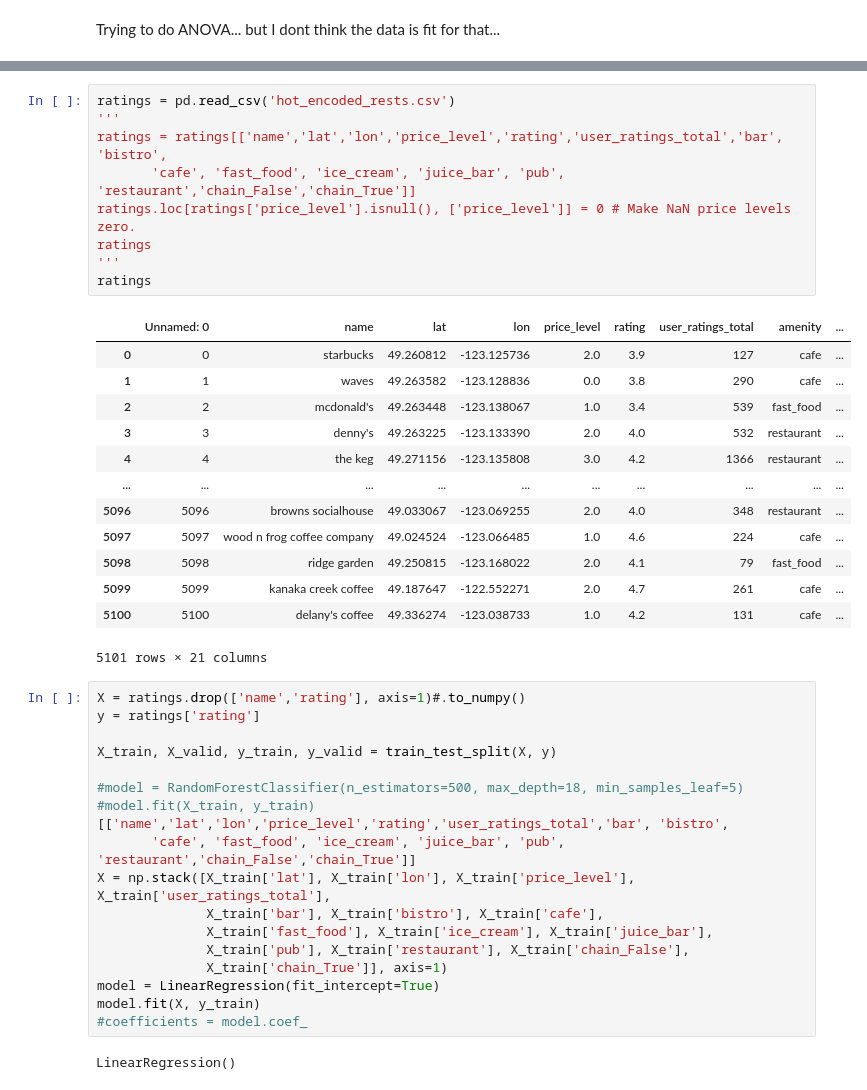
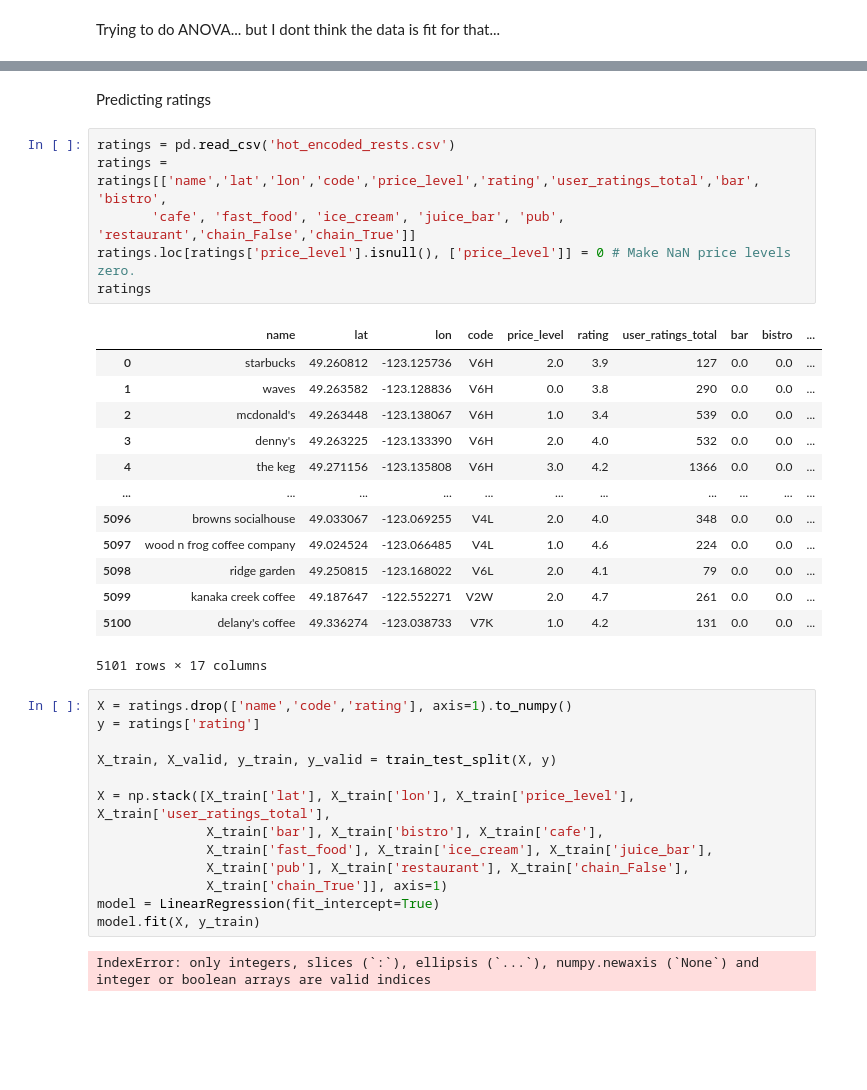
Before and after one commit to jeanetteandrews/RestaurantDensity, a Jupyter notebook: chi2_contingency.ipynb, the cells around one changed output, grey strips where cells are left out. Saved outputs shown, nothing was run; the diff lists cells and outputs as text; blank space fills up the shorter version.

```diff
--- a/chi2_contingency.ipynb
+++ b/chi2_contingency.ipynb
@@ -78,36 +77,31 @@ model.fit(X_train, y_train)
+# %% [markdown]
+Predicting ratings
 # %%
 ratings = pd.read_csv('hot_encoded_rests.csv')
-'''
-ratings = ratings[['name','lat','lon','price_level','rating','user_ratings_total','bar', 'bistro',
+ratings = ratings[['name','lat','lon','code','price_level','rating','user_ratings_total','bar', 'bistro',
        'cafe', 'fast_food', 'ice_cream', 'juice_bar', 'pub', 'restaurant','chain_False','chain_True']]
 ratings.loc[ratings['price_level'].isnull(), ['price_level']] = 0 # Make NaN price levels zero.
 ratings
-'''
-ratings
 # %% [output]
-|  | Unnamed: 0 | name | lat | lon | price_level | rating | user_ratings_total | amenity | ... |
-| 0 | 0 | starbucks | 49.260812 | -123.125736 | 2.0 | 3.9 | 127 | cafe | ... |
-| 1 | 1 | waves | 49.263582 | -123.128836 | 0.0 | 3.8 | 290 | cafe | ... |
-| 2 | 2 | mcdonald's | 49.263448 | -123.138067 | 1.0 | 3.4 | 539 | fast_food | ... |
-| 3 | 3 | denny's | 49.263225 | -123.133390 | 2.0 | 4.0 | 532 | restaurant | ... |
-| 4 | 4 | the keg | 49.271156 | -123.135808 | 3.0 | 4.2 | 1366 | restaurant | ... |
-| ... | ... | ... | ... | ... | ... | ... | ... | ... | ... |
-| 5096 | 5096 | browns socialhouse | 49.033067 | -123.069255 | 2.0 | 4.0 | 348 | restaurant | ... |
-| 5097 | 5097 | wood n frog coffee company | 49.024524 | -123.066485 | 1.0 | 4.6 | 224 | cafe | ... |
-| 5098 | 5098 | ridge garden | 49.250815 | -123.168022 | 2.0 | 4.1 | 79 | fast_food | ... |
-| 5099 | 5099 | kanaka creek coffee | 49.187647 | -122.552271 | 2.0 | 4.7 | 261 | cafe | ... |
-| 5100 | 5100 | delany's coffee | 49.336274 | -123.038733 | 1.0 | 4.2 | 131 | cafe | ... |
+|  | name | lat | lon | code | price_level | rating | user_ratings_total | bar | bistro | ... |
+| 0 | starbucks | 49.260812 | -123.125736 | V6H | 2.0 | 3.9 | 127 | 0.0 | 0.0 | ... |
+| 1 | waves | 49.263582 | -123.128836 | V6H | 0.0 | 3.8 | 290 | 0.0 | 0.0 | ... |
+| 2 | mcdonald's | 49.263448 | -123.138067 | V6H | 1.0 | 3.4 | 539 | 0.0 | 0.0 | ... |
+| 3 | denny's | 49.263225 | -123.133390 | V6H | 2.0 | 4.0 | 532 | 0.0 | 0.0 | ... |
+| 4 | the keg | 49.271156 | -123.135808 | V6H | 3.0 | 4.2 | 1366 | 0.0 | 0.0 | ... |
+| ... | ... | ... | ... | ... | ... | ... | ... | ... | ... | ... |
+| 5096 | browns socialhouse | 49.033067 | -123.069255 | V4L | 2.0 | 4.0 | 348 | 0.0 | 0.0 | ... |
+| 5097 | wood n frog coffee company | 49.024524 | -123.066485 | V4L | 1.0 | 4.6 | 224 | 0.0 | 0.0 | ... |
+| 5098 | ridge garden | 49.250815 | -123.168022 | V6L | 2.0 | 4.1 | 79 | 0.0 | 0.0 | ... |
+| 5099 | kanaka creek coffee | 49.187647 | -122.552271 | V2W | 2.0 | 4.7 | 261 | 0.0 | 0.0 | ... |
+| 5100 | delany's coffee | 49.336274 | -123.038733 | V7K | 1.0 | 4.2 | 131 | 0.0 | 0.0 | ... |
-5101 rows × 21 columns
+5101 rows × 17 columns
 # %%
-X = ratings.drop(['name','rating'], axis=1)#.to_numpy()
+X = ratings.drop(['name','code','rating'], axis=1).to_numpy()
 y = ratings['rating']
 
 X_train, X_valid, y_train, y_valid = train_test_split(X, y)
 
-#model = RandomForestClassifier(n_estimators=500, max_depth=18, min_samples_leaf=5)
-#model.fit(X_train, y_train)
-[['name','lat','lon','price_level','rating','user_ratings_total','bar', 'bistro',
-       'cafe', 'fast_food', 'ice_cream', 'juice_bar', 'pub', 'restaurant','chain_False','chain_True']]
 X = np.stack([X_train['lat'], X_train['lon'], X_train['price_level'], X_train['user_ratings_total'],
               X_train['bar'], X_train['bistro'], X_train['cafe'],
               X_train['fast_food'], X_train['ice_cream'], X_train['juice_bar'],
@@ -115,9 +109,8 @@ X = np.stack([X_train['lat'], X_train['lon'], X_train['price_level'], X_train['u
               X_train['chain_True']], axis=1)
 model = LinearRegression(fit_intercept=True)
 model.fit(X, y_train)
-#coefficients = model.coef_
 # %% [output]
-LinearRegression()
+IndexError: only integers, slices (`:`), ellipsis (`...`), numpy.newaxis (`None`) and integer or boolean arrays are valid indices
 # %%
 X_columns = ['lat','lon','price_level','user_ratings_total','bar','bistro','cafe',
              'fast_food','ice_cream','juice_bar','pub','restaurant','chain_False','chain_True']
```
Also changed, not shown: parts of 11 cells of this notebook.
